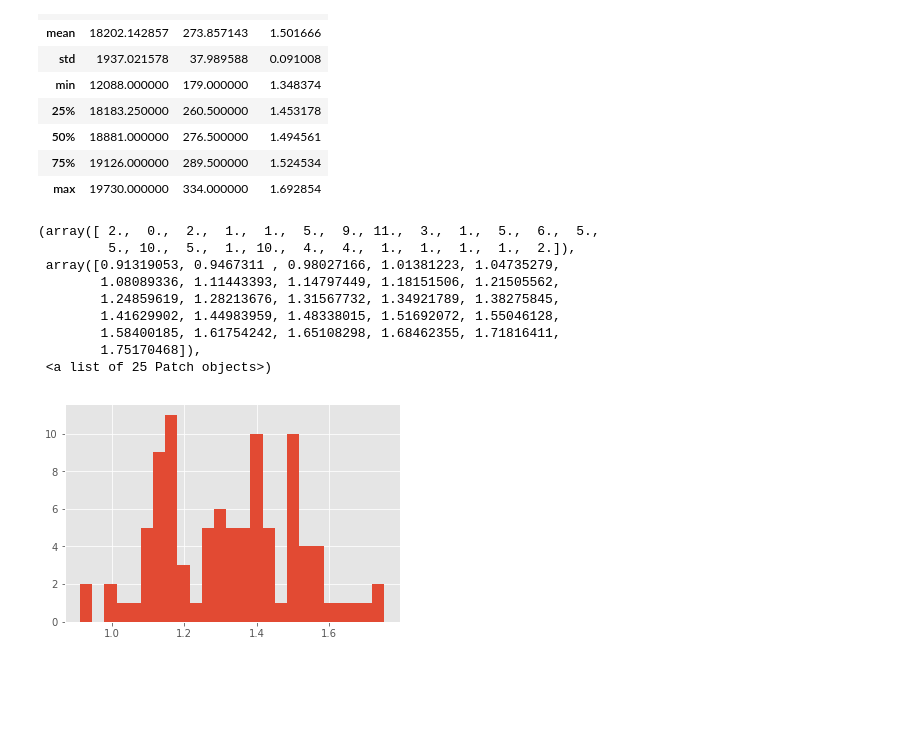
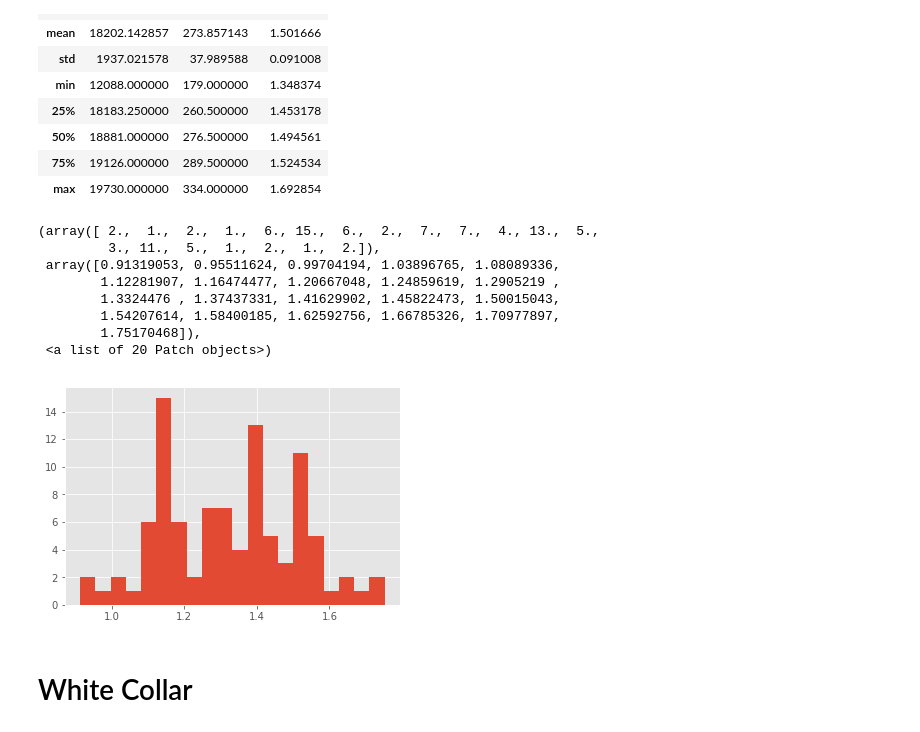
Before and after one commit to WhimsicalNose03/Cannabis-Cash-Crop-or-Crime-Boom-, a Jupyter notebook: la_plots_proportions.ipynb, the cells around one changed output. Cells and saved outputs as stored; diff of their text form; code cells hidden in the pictures; blank space fills up the shorter version.

```diff
--- a/la_plots_proportions.ipynb
+++ b/la_plots_proportions.ipynb
@@ -6,8 +6,8 @@ import scipy as sp
 
 plt.style.use('ggplot')
 # %%
-la_crime = pd.read_csv('la_crime_squeaky.csv')
-la_licenses = pd.read_csv('la_lic_squeaky.csv')
+la_crime = pd.read_csv('data/la_crime_squeaky.csv')
+la_licenses = pd.read_csv('data/la_lic_squeaky.csv')
 # %%
 la_crime = la_crime.drop('Unnamed: 0',axis=1)
 la_licenses = la_licenses.drop('Unnamed: 0',axis=1)
@@ -346,15 +348,17 @@ la_drug_alc_prop_legalized.describe()
 | 75% | 19126.000000 | 289.500000 | 1.524534 |
 | max | 19730.000000 | 334.000000 | 1.692854 |
 # %%
-plt.hist(la_drug_alc_prop_non_legal['percentage'],bins=25)
+plt.hist(la_drug_alc_prop_non_legal['percentage'],bins=20)
+# distribution of drug-alc percentages from before legalization
 # %% [output]
-(array([ 2.,  0.,  2.,  1.,  1.,  5.,  9., 11.,  3.,  1.,  5.,  6.,  5.,
-         5., 10.,  5.,  1., 10.,  4.,  4.,  1.,  1.,  1.,  1.,  2.]),
- array([0.91319053, 0.9467311 , 0.98027166, 1.01381223, 1.04735279,
-        1.08089336, 1.11443393, 1.14797449, 1.18151506, 1.21505562,
-        1.24859619, 1.28213676, 1.31567732, 1.34921789, 1.38275845,
-        1.41629902, 1.44983959, 1.48338015, 1.51692072, 1.55046128,
-        1.58400185, 1.61754242, 1.65108298, 1.68462355, 1.71816411,
+(array([ 2.,  1.,  2.,  1.,  6., 15.,  6.,  2.,  7.,  7.,  4., 13.,  5.,
+         3., 11.,  5.,  1.,  2.,  1.,  2.]),
+ array([0.91319053, 0.95511624, 0.99704194, 1.03896765, 1.08089336,
+        1.12281907, 1.16474477, 1.20667048, 1.24859619, 1.2905219 ,
+        1.3324476 , 1.37437331, 1.41629902, 1.45822473, 1.50015043,
+        1.54207614, 1.58400185, 1.62592756, 1.66785326, 1.70977897,
         1.75170468]),
- <a list of 25 Patch objects>)
+ <a list of 20 Patch objects>)
-[figure, old version]
+[figure, new version]
+# %% [markdown]
+# White Collar
```
Also changed, not shown: parts of 33 cells of this notebook, 2 other files.
